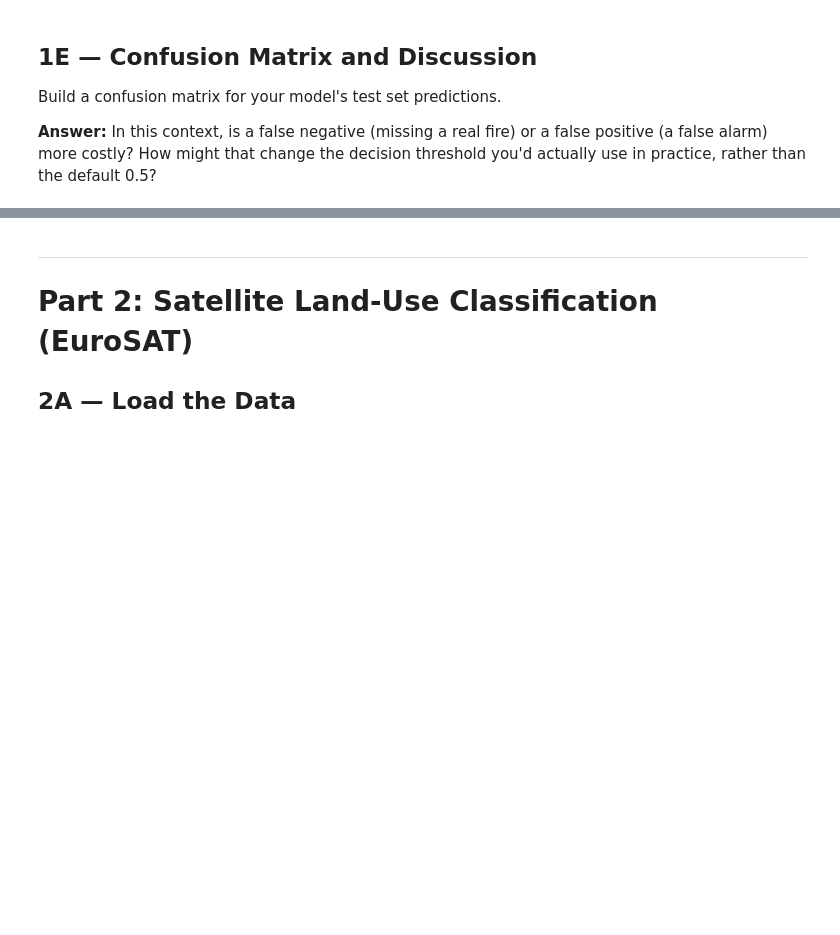
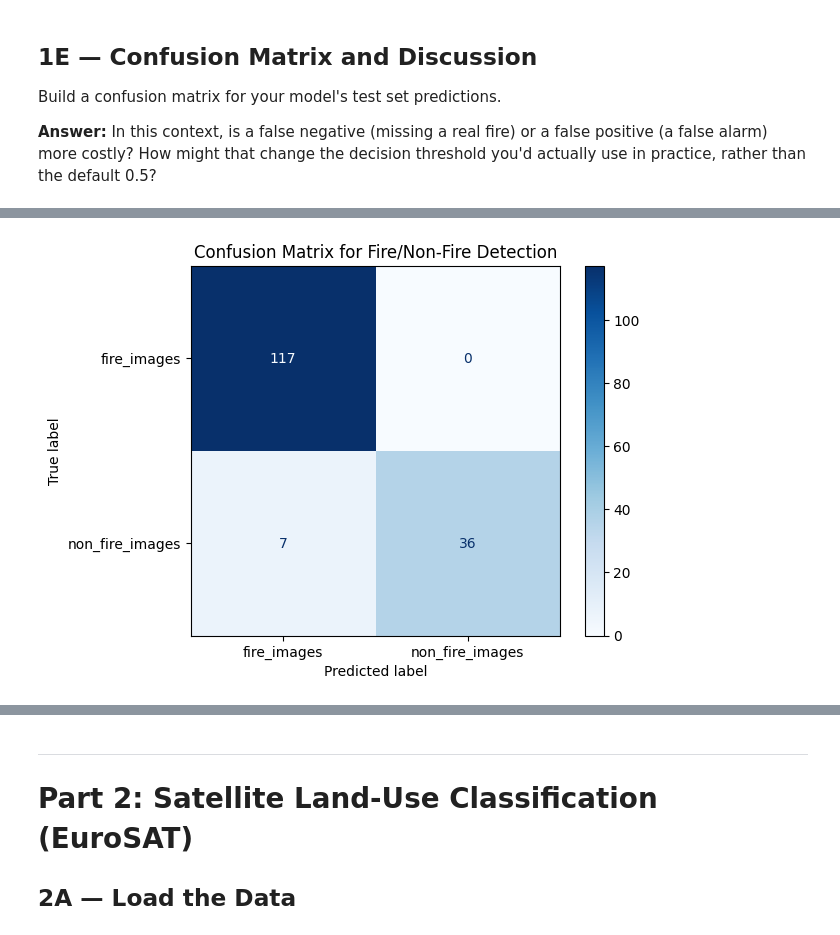
Before and after one commit to x4ping/IT480-FA26, a Jupyter notebook: Assignments/Assignment 2/Assignment2_TransferLearning.ipynb, the cells around one changed output, grey strips where cells are left out. Drawn from its saved outputs; the diff is of its cells as text; code cells hidden in the pictures; blank space fills up the shorter version.

```diff
--- a/Assignments/Assignment 2/Assignment2_TransferLearning.ipynb
+++ b/Assignments/Assignment 2/Assignment2_TransferLearning.ipynb
@@ -97,5 +124,19 @@ Using MobileNetV2 as your pretrained base:
 Preprocess your data (`train_raw_fire`, `val_raw_fire`, `test_raw_fire`) using MobileNetV2's expected preprocessing before building your model.
 # %%
 # Preprocess the data here
+from tensorflow.keras.applications.mobilenet_v2 import preprocess_input
+
+# Preprocess training data (image, label)
+def preprocess_mobilenet(image, label):
+    return preprocess_input(image), label
+
+train_ds_mobilenet = train_raw_fire.map(preprocess_mobilenet).cache().prefetch(buffer_size=tf.data.AUTOTUNE)
+val_ds_mobilenet = val_raw_fire.map(preprocess_mobilenet).cache().prefetch(buffer_size=tf.data.AUTOTUNE)
+
+# Preprocess test data (images only) - now returns both image and label
+def preprocess_test_mobilenet(image, label):
+    return preprocess_input(image), label
+
+test_ds_mobilenet = test_raw_fire.map(preprocess_test_mobilenet).cache().prefetch(buffer_size=tf.data.AUTOTUNE)
 # %%
 # Build your model here
@@ -102,6 +182,14 @@ Preprocess your data (`train_raw_fire`, `val_raw_fire`, `test_raw_fire`) using M
 # %%
 # Compile your model here
+mobilenet_model.compile(optimizer='adam',
+                         loss='sparse_categorical_crossentropy',
+                         metrics=['accuracy'])
 # %% [markdown]
 ## 1D — Train and Evaluate
 # %%
 # Train your model here
+mobilenet_history = mobilenet_model.fit(
+    train_ds_mobilenet,
+    validation_data=val_ds_mobilenet,
+    epochs=5
+)
@@ -115,3 +227,25 @@ Build a confusion matrix for your model's test set predictions.
 **Answer:** In this context, is a false negative (missing a real fire) or a false positive (a false alarm) more costly? How might that change the decision threshold you'd actually use in practice, rather than the default 0.5?
 # %%
 # Build your confusion matrix here
+
+# Get predictions from the model on the test set
+y_pred_probs = mobilenet_model.predict(test_ds_mobilenet)
+y_pred = np.argmax(y_pred_probs, axis=1)
+
+# Get true labels from the test dataset
+y_true = []
+for images, labels in test_ds_mobilenet:
+    y_true.extend(labels.numpy())
+y_true = np.array(y_true)
+
+# Ensure y_true and y_pred have the same length
+# If test_ds_mobilenet was batched, y_pred might have a different length if the last batch was partial
+# This assumes y_pred and y_true are aligned due to the map function
+
+cm = confusion_matrix(y_true, y_pred)
+disp = ConfusionMatrixDisplay(confusion_matrix=cm, display_labels=class_names_fire)
+
+disp.plot(cmap=plt.cm.Blues)
+plt.title('Confusion Matrix for Fire/Non-Fire Detection')
+plt.show()
+# %% [output]
@@ -118,2 +253,3 @@ Build a confusion matrix for your model's test set predictions.
+[figure, added]
 # %% [markdown]
 *Your answer:*
```
Also changed, not shown: parts of 27 cells of this notebook.
